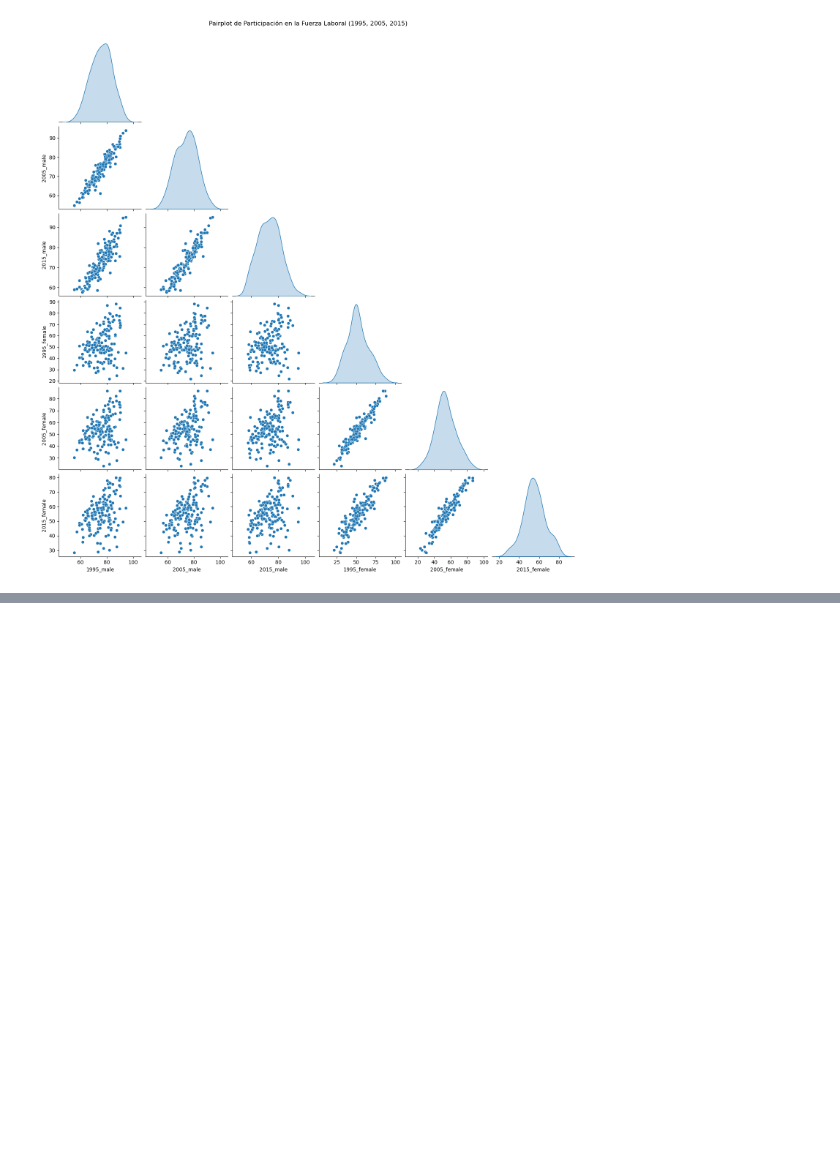
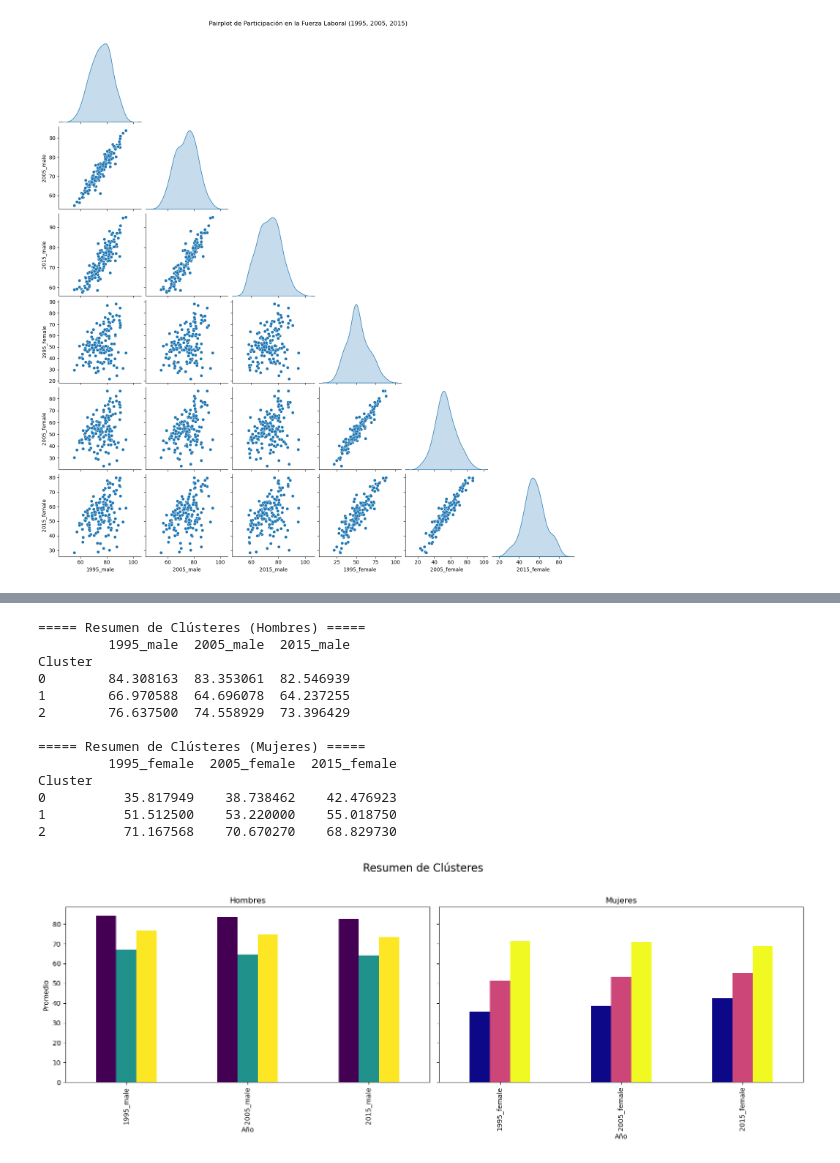
Before and after one commit to camilorav31/labourforce_clustering, a Jupyter notebook: Microproyecto2.ipynb, the cells around one changed output, grey strips where cells are left out. Drawn from its saved outputs; the diff is of its cells as text; code cells hidden in the pictures; blank space fills up the shorter version.

```diff
--- a/Microproyecto2.ipynb
+++ b/Microproyecto2.ipynb
@@ -252,0 +355,45 @@ plt.show()
+# %%
+# Resumen de clústeres para hombres
+male_cluster_summary = male_data.groupby('Cluster')[['1995_male', '2005_male', '2015_male']].mean()
+print("===== Resumen de Clústeres (Hombres) =====")
+print(male_cluster_summary)
+
+# Resumen de clústeres para mujeres
+female_cluster_summary = female_data.groupby('Cluster')[['1995_female', '2005_female', '2015_female']].mean()
+print("\n===== Resumen de Clústeres (Mujeres) =====")
+print(female_cluster_summary)
+
+# Visualización de los resúmenes en subplots
+import matplotlib.pyplot as plt
+
+fig, axes = plt.subplots(1, 2, figsize=(16, 6), sharey=True)
+fig.suptitle('Resumen de Clústeres', fontsize=16)
+
+# Resumen para hombres
+male_cluster_summary.T.plot(kind='bar', ax=axes[0], colormap='viridis', legend=False)
+axes[0].set_title("Hombres")
+axes[0].set_ylabel("Promedio")
+axes[0].set_xlabel("Año")
+
+# Resumen para mujeres
+female_cluster_summary.T.plot(kind='bar', ax=axes[1], colormap='plasma', legend=False)
+axes[1].set_title("Mujeres")
+axes[1].set_xlabel("Año")
+
+plt.tight_layout(rect=[0, 0, 1, 0.95])
+plt.show()
+# %% [output]
+===== Resumen de Clústeres (Hombres) =====
+         1995_male  2005_male  2015_male
+Cluster
+0        84.308163  83.353061  82.546939
+1        66.970588  64.696078  64.237255
+2        76.637500  74.558929  73.396429
+
+===== Resumen de Clústeres (Mujeres) =====
+         1995_female  2005_female  2015_female
+Cluster
+0          35.817949    38.738462    42.476923
+1          51.512500    53.220000    55.018750
+2          71.167568    70.670270    68.829730
+[figure, added]
```
Also changed, not shown: parts of 5 cells of this notebook.
